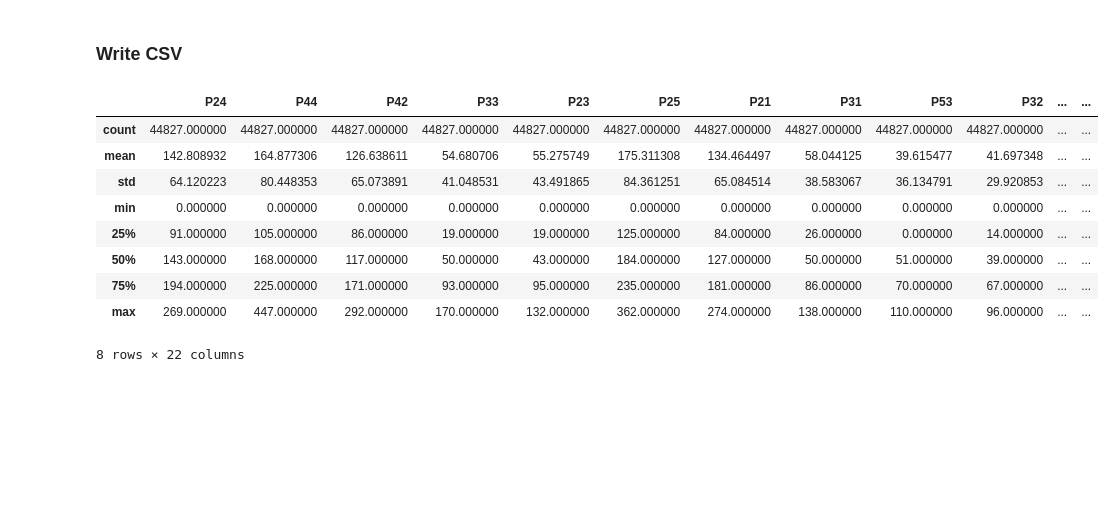
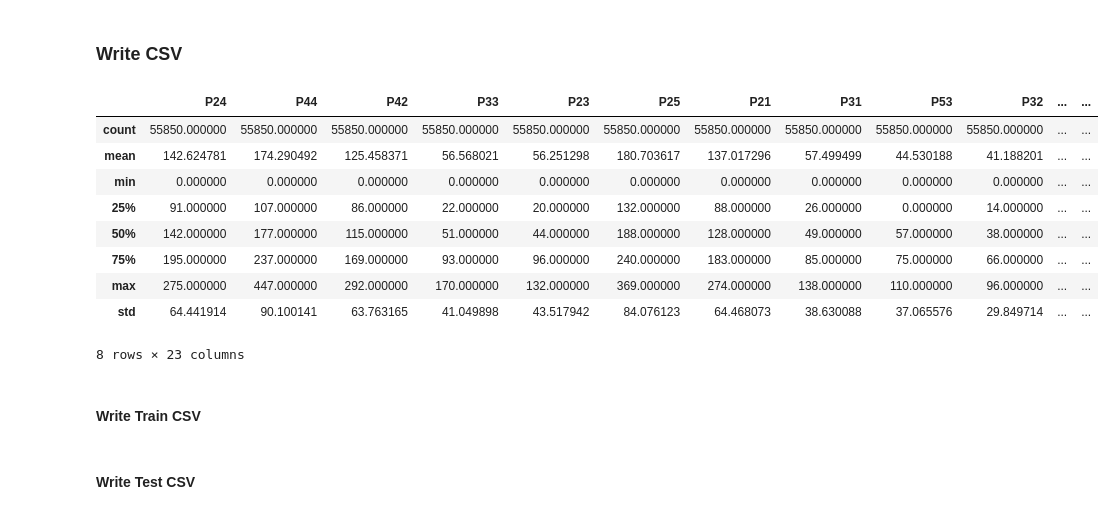
Before and after one commit to mr-perseus/parcaster, a Jupyter notebook: data/preprocessing/01_clean_data.ipynb, the cells around one changed output. Drawn from its saved outputs; the diff is of its cells as text; code cells hidden in the pictures; blank space fills up the shorter version.

Commit message:
Add test csv

```diff
--- a/data/preprocessing/01_clean_data.ipynb
+++ b/data/preprocessing/01_clean_data.ipynb
@@ -8,9 +10,8 @@ import json as json
 # %% [markdown]
 ### Read CSV
 # %%
-## For train-data
-outputfile = "01_pp_sg_train_cleaned.csv"
-df = pd.read_csv("../scraping/parking-data-sg/final/pp_sg_train.csv", sep=";")
+df = pd.read_csv("../scraping/parking-data-sg/final/pp_sg.csv", sep=";")
+df['datetime_formatted'] = pd.to_datetime(df['datetime'], format='%d.%m.%Y %H:%M')
 df.describe()
 # %% [output]
 |  | P24 | P44 | P42 | P33 | P23 | P25 | P21 | P31 | P54 | P53 | ... | ... |
@@ -87,16 +119,21 @@ df.isnull().sum().sum()
 # %% [markdown]
 ### Write CSV
 # %%
+outputfile_train = "01_pp_sg_train_cleaned.csv"
+outputfile_test = "01_pp_sg_test_cleaned.csv"
+
 df.describe()
 # %% [output]
 |  | P24 | P44 | P42 | P33 | P23 | P25 | P21 | P31 | P53 | P32 | ... | ... |
-| count | 44827.000000 | 44827.000000 | 44827.000000 | 44827.000000 | 44827.000000 | 44827.000000 | 44827.000000 | 44827.000000 | 44827.000000 | 44827.000000 | ... | ... |
-| mean | 142.808932 | 164.877306 | 126.638611 | 54.680706 | 55.275749 | 175.311308 | 134.464497 | 58.044125 | 39.615477 | 41.697348 | ... | ... |
-| std | 64.120223 | 80.448353 | 65.073891 | 41.048531 | 43.491865 | 84.361251 | 65.084514 | 38.583067 | 36.134791 | 29.920853 | ... | ... |
+| count | 55850.000000 | 55850.000000 | 55850.000000 | 55850.000000 | 55850.000000 | 55850.000000 | 55850.000000 | 55850.000000 | 55850.000000 | 55850.000000 | ... | ... |
+| mean | 142.624781 | 174.290492 | 125.458371 | 56.568021 | 56.251298 | 180.703617 | 137.017296 | 57.499499 | 44.530188 | 41.188201 | ... | ... |
 | min | 0.000000 | 0.000000 | 0.000000 | 0.000000 | 0.000000 | 0.000000 | 0.000000 | 0.000000 | 0.000000 | 0.000000 | ... | ... |
-| 25% | 91.000000 | 105.000000 | 86.000000 | 19.000000 | 19.000000 | 125.000000 | 84.000000 | 26.000000 | 0.000000 | 14.000000 | ... | ... |
-| 50% | 143.000000 | 168.000000 | 117.000000 | 50.000000 | 43.000000 | 184.000000 | 127.000000 | 50.000000 | 51.000000 | 39.000000 | ... | ... |
-| 75% | 194.000000 | 225.000000 | 171.000000 | 93.000000 | 95.000000 | 235.000000 | 181.000000 | 86.000000 | 70.000000 | 67.000000 | ... | ... |
-| max | 269.000000 | 447.000000 | 292.000000 | 170.000000 | 132.000000 | 362.000000 | 274.000000 | 138.000000 | 110.000000 | 96.000000 | ... | ... |
+| 25% | 91.000000 | 107.000000 | 86.000000 | 22.000000 | 20.000000 | 132.000000 | 88.000000 | 26.000000 | 0.000000 | 14.000000 | ... | ... |
+| 50% | 142.000000 | 177.000000 | 115.000000 | 51.000000 | 44.000000 | 188.000000 | 128.000000 | 49.000000 | 57.000000 | 38.000000 | ... | ... |
+| 75% | 195.000000 | 237.000000 | 169.000000 | 93.000000 | 96.000000 | 240.000000 | 183.000000 | 85.000000 | 75.000000 | 66.000000 | ... | ... |
+| max | 275.000000 | 447.000000 | 292.000000 | 170.000000 | 132.000000 | 369.000000 | 274.000000 | 138.000000 | 110.000000 | 96.000000 | ... | ... |
+| std | 64.441914 | 90.100141 | 63.763165 | 41.049898 | 43.517942 | 84.076123 | 64.468073 | 38.630088 | 37.065576 | 29.849714 | ... | ... |
-8 rows × 22 columns
+8 rows × 23 columns
+# %% [markdown]
+#### Write Train CSV
 # %%
@@ -103,0 +143,2 @@ df.to_csv(outputfile, sep=";", index=False)
+# %% [markdown]
+#### Write Test CSV
```
Also changed, not shown: parts of 10 cells of this notebook, 3 other files.
